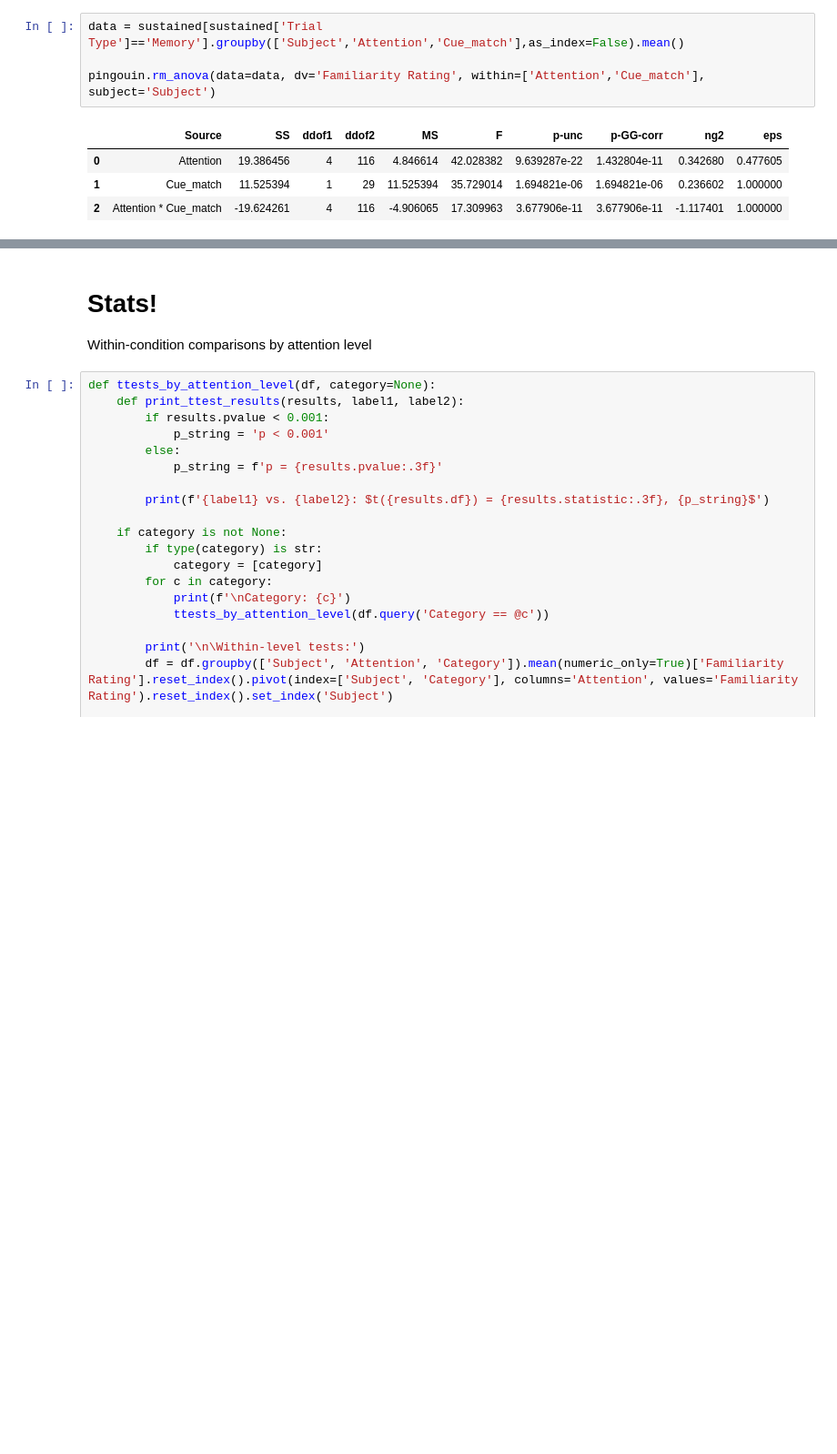
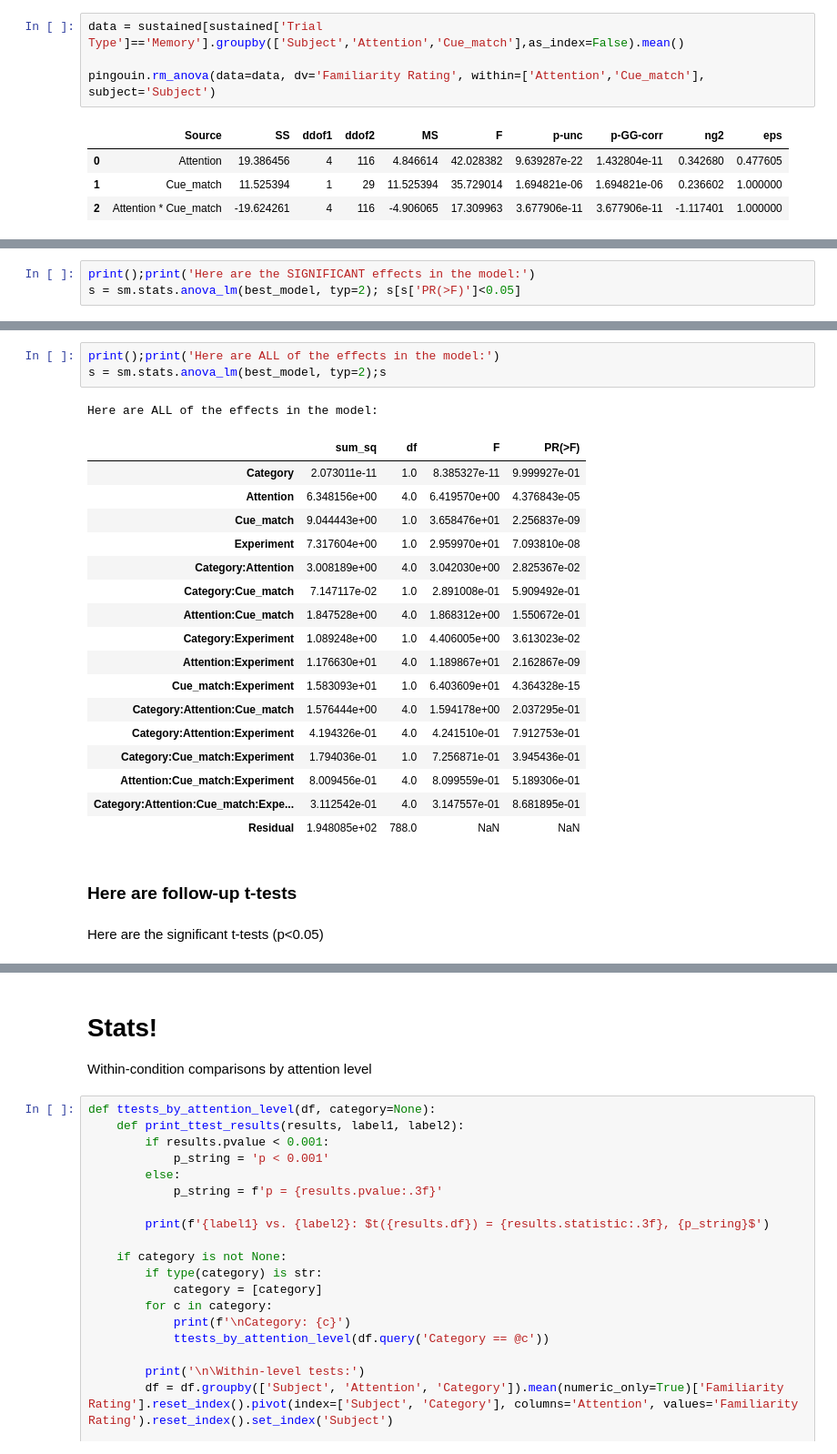
Before and after one commit to KirstensGitHub/attention-memory-task, a Jupyter notebook: code/analysis.ipynb, the cells around one changed output, grey strips where cells are left out. Shown at 91% size. Cells and saved outputs as stored; diff of their text form; blank space fills up the shorter version.

```diff
--- a/code/analysis.ipynb
+++ b/code/analysis.ipynb
@@ -305,0 +395,3 @@ Since we discovered this effect with the cues, we did a second experiment to see
+# %%
+print();print('Here are the SIGNIFICANT effects in the model:')
+s = sm.stats.anova_lm(best_model, typ=2); s[s['PR(>F)']<0.05]
@@ -305,0 +408,26 @@ Since we discovered this effect with the cues, we did a second experiment to see
+# %%
+print();print('Here are ALL of the effects in the model:')
+s = sm.stats.anova_lm(best_model, typ=2);s
+# %% [output]
+Here are ALL of the effects in the model:
+|  | sum_sq | df | F | PR(>F) |
+| Category | 2.073011e-11 | 1.0 | 8.385327e-11 | 9.999927e-01 |
+| Attention | 6.348156e+00 | 4.0 | 6.419570e+00 | 4.376843e-05 |
+| Cue_match | 9.044443e+00 | 1.0 | 3.658476e+01 | 2.256837e-09 |
+| Experiment | 7.317604e+00 | 1.0 | 2.959970e+01 | 7.093810e-08 |
+| Category:Attention | 3.008189e+00 | 4.0 | 3.042030e+00 | 2.825367e-02 |
+| Category:Cue_match | 7.147117e-02 | 1.0 | 2.891008e-01 | 5.909492e-01 |
+| Attention:Cue_match | 1.847528e+00 | 4.0 | 1.868312e+00 | 1.550672e-01 |
+| Category:Experiment | 1.089248e+00 | 1.0 | 4.406005e+00 | 3.613023e-02 |
+| Attention:Experiment | 1.176630e+01 | 4.0 | 1.189867e+01 | 2.162867e-09 |
+| Cue_match:Experiment | 1.583093e+01 | 1.0 | 6.403609e+01 | 4.364328e-15 |
+| Category:Attention:Cue_match | 1.576444e+00 | 4.0 | 1.594178e+00 | 2.037295e-01 |
+| Category:Attention:Experiment | 4.194326e-01 | 4.0 | 4.241510e-01 | 7.912753e-01 |
+| Category:Cue_match:Experiment | 1.794036e-01 | 1.0 | 7.256871e-01 | 3.945436e-01 |
+| Attention:Cue_match:Experiment | 8.009456e-01 | 4.0 | 8.099559e-01 | 5.189306e-01 |
+| Category:Attention:Cue_match:Expe... | 3.112542e-01 | 4.0 | 3.147557e-01 | 8.681895e-01 |
+| Residual | 1.948085e+02 | 788.0 | NaN | NaN |
+# %% [markdown]
+### Here are follow-up t-tests
+# %% [markdown]
+Here are the significant t-tests (p<0.05)
```
Also changed, not shown: parts of 20 cells of this notebook.
